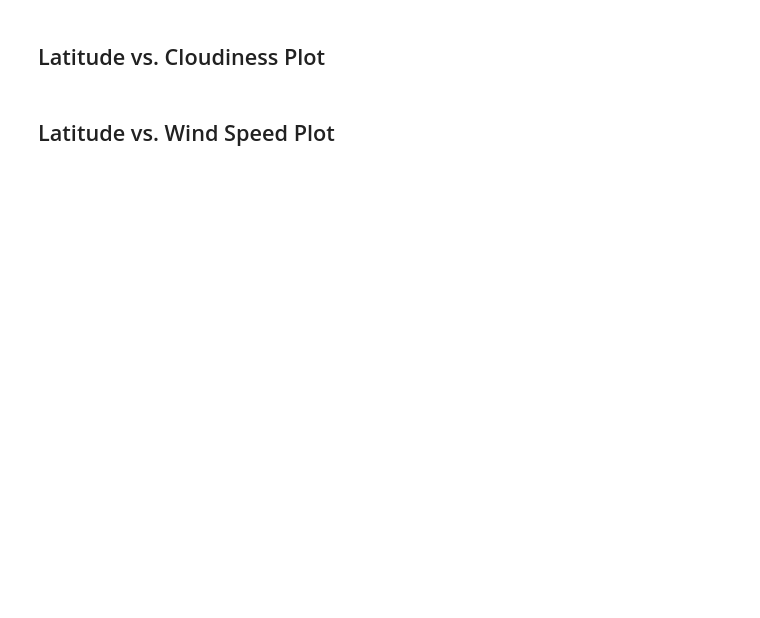
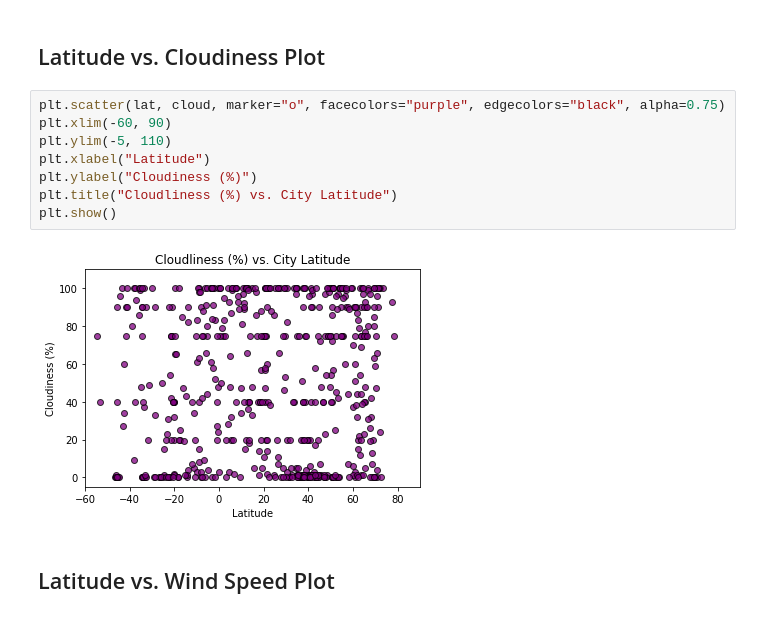
Before and after one commit to sjricketts/python-api-challenge, a Jupyter notebook: WeatherPy/WeatherPy.ipynb, the cells around one changed output. Cells and saved outputs as stored; diff of their text form; blank space fills up the shorter version.

```diff
--- a/WeatherPy/WeatherPy.ipynb
+++ b/WeatherPy/WeatherPy.ipynb
@@ -174,4 +199,14 @@ Skip this step if there are no cities that have humidity > 100%.
 # %% [markdown]
 ## Latitude vs. Cloudiness Plot
+# %%
+plt.scatter(lat, cloud, marker="o", facecolors="purple", edgecolors="black", alpha=0.75)
+plt.xlim(-60, 90)
+plt.ylim(-5, 110)
+plt.xlabel("Latitude")
+plt.ylabel("Cloudiness (%)")
+plt.title("Cloudliness (%) vs. City Latitude")
+plt.show()
+# %% [output]
+[figure, added]
 # %% [markdown]
 ## Latitude vs. Wind Speed Plot
```
Also changed, not shown: parts of 4 cells of this notebook.
